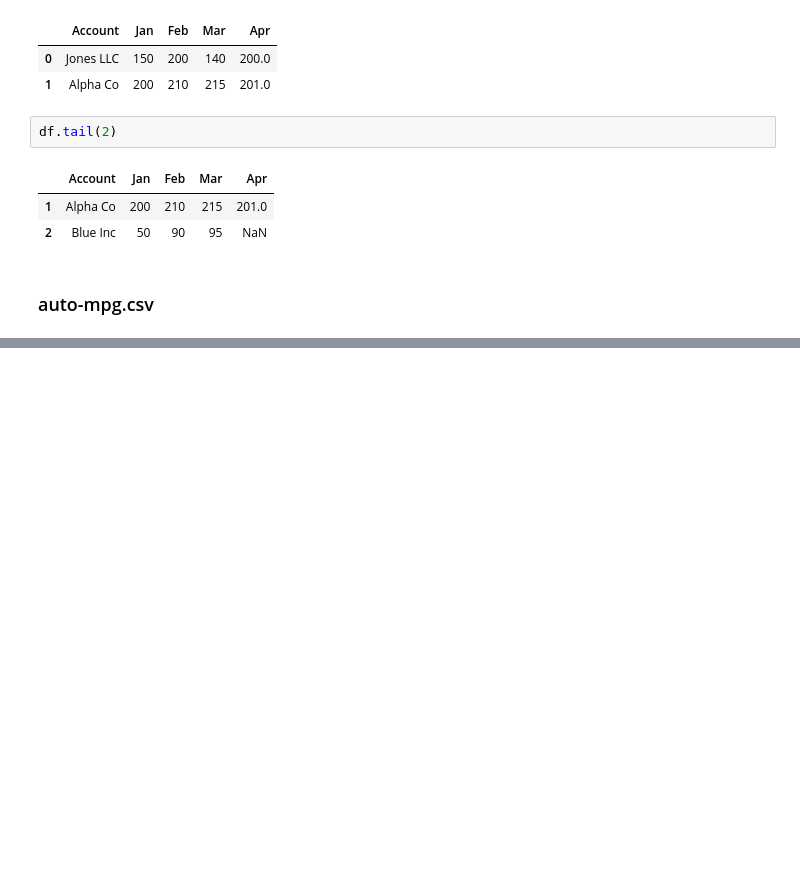
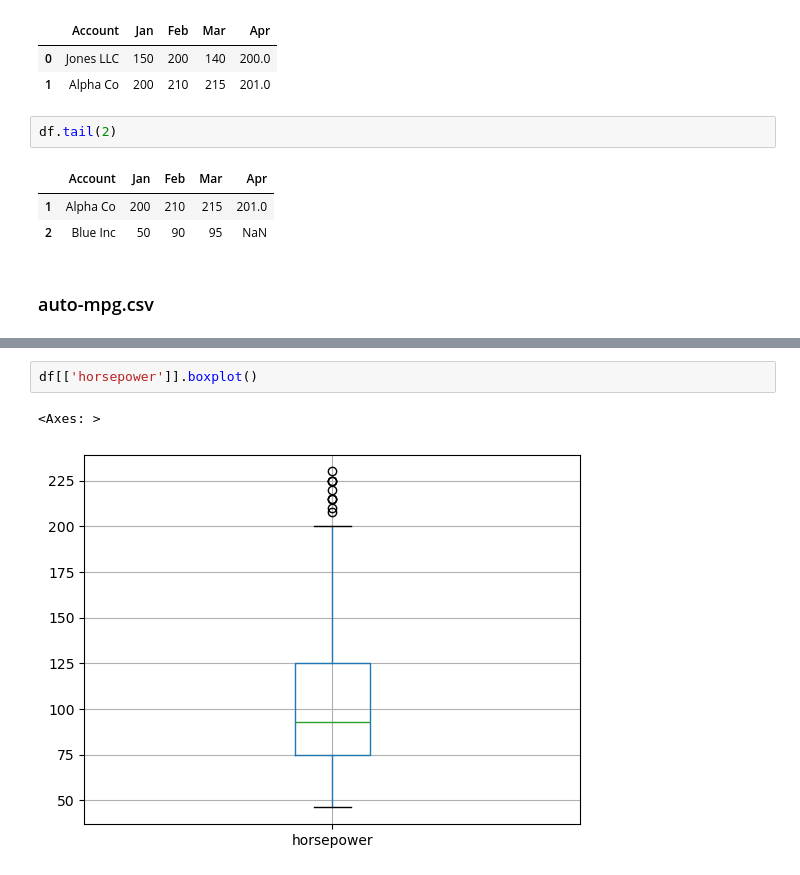
Before and after one commit to get-to-work-together/Python-Data-Analyse-Defensie, a Jupyter notebook: Opdrachten/uitwerkingen/Untitled1.ipynb, the cells around one changed output, grey strips where cells are left out. Cells and saved outputs as stored; diff of their text form; blank space fills up the shorter version.

```diff
--- a/Opdrachten/uitwerkingen/Untitled1.ipynb
+++ b/Opdrachten/uitwerkingen/Untitled1.ipynb
@@ -66,0 +353,5 @@ ParserError: Error tokenizing data. C error: Expected 9 fields in line 34, saw 1
+# %%
+df[['horsepower']].boxplot()
+# %% [output]
+<Axes: >
+[figure, added]
```
Also changed, not shown: parts of 43 cells of this notebook, 5 other files.
